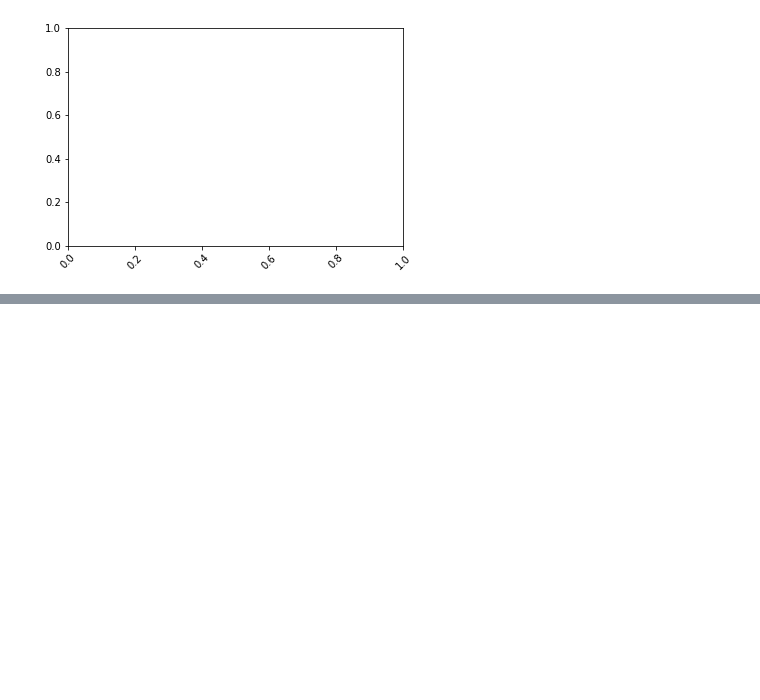
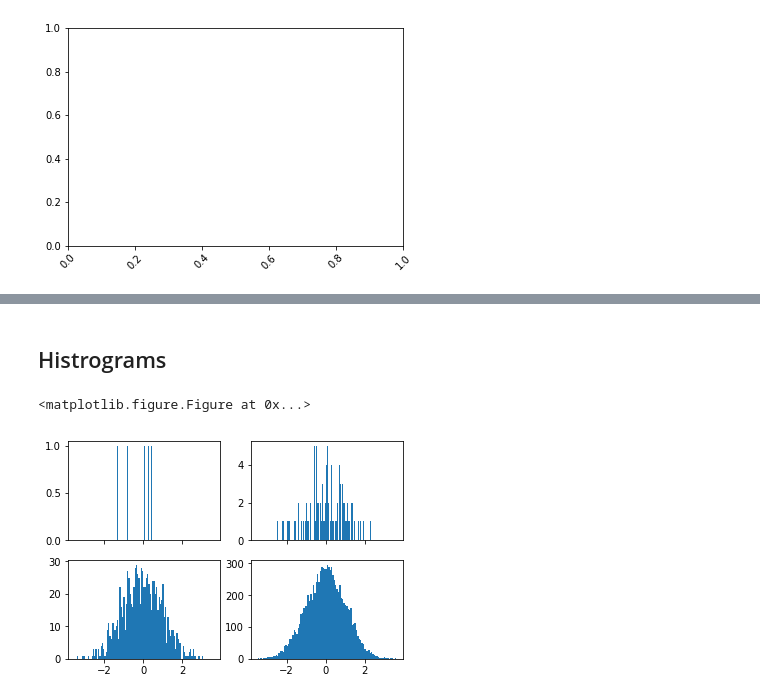
Before and after one commit to agarwalanant/matplotlib_practice, a Jupyter notebook: 1.ipynb, the cells around one changed output, grey strips where cells are left out. Cells and saved outputs as stored; diff of their text form; code cells hidden in the pictures; blank space fills up the shorter version.

Commit message:
"histrogram added"

```diff
--- a/1.ipynb
+++ b/1.ipynb
@@ -145,0 +144,14 @@ NameError: name 'plt' is not defined
+# %% [markdown]
+## Histrograms
+# %%
+plt.figure()
+fig, ((ax1, ax2), (ax3, ax4)) = plt.subplots(2, 2, sharex=True)
+axs = [ax1,ax2,ax3,ax4]
+
+for n in range(0, len(axs)):
+    sample_size = 10**(n+1)
+    sample = np.random.normal(loc=0.0, scale=1.0,size=sample_size)
+    axs[n].hist(sample, bins=100)
+# %% [output]
+<matplotlib.figure.Figure at 0x...>
+[figure, added]
```
Also changed, not shown: parts of 9 cells of this notebook.
